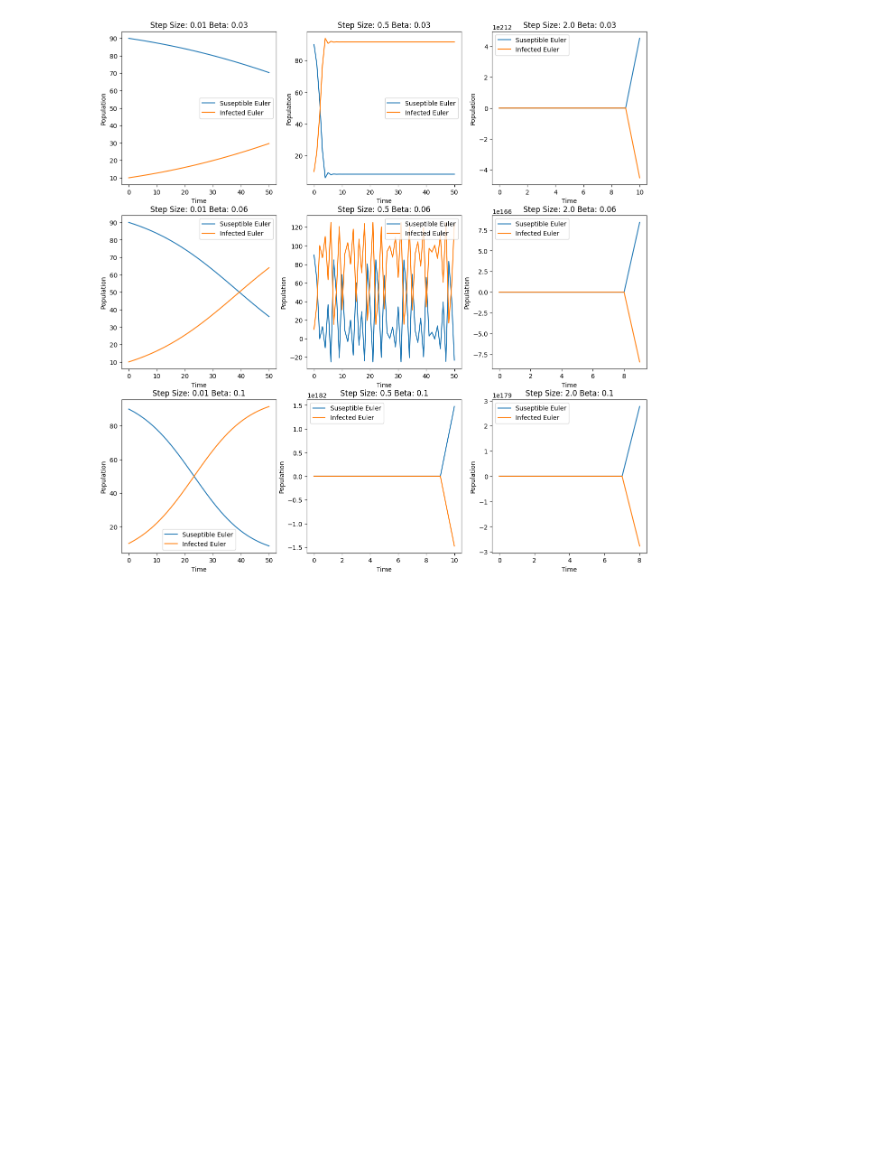
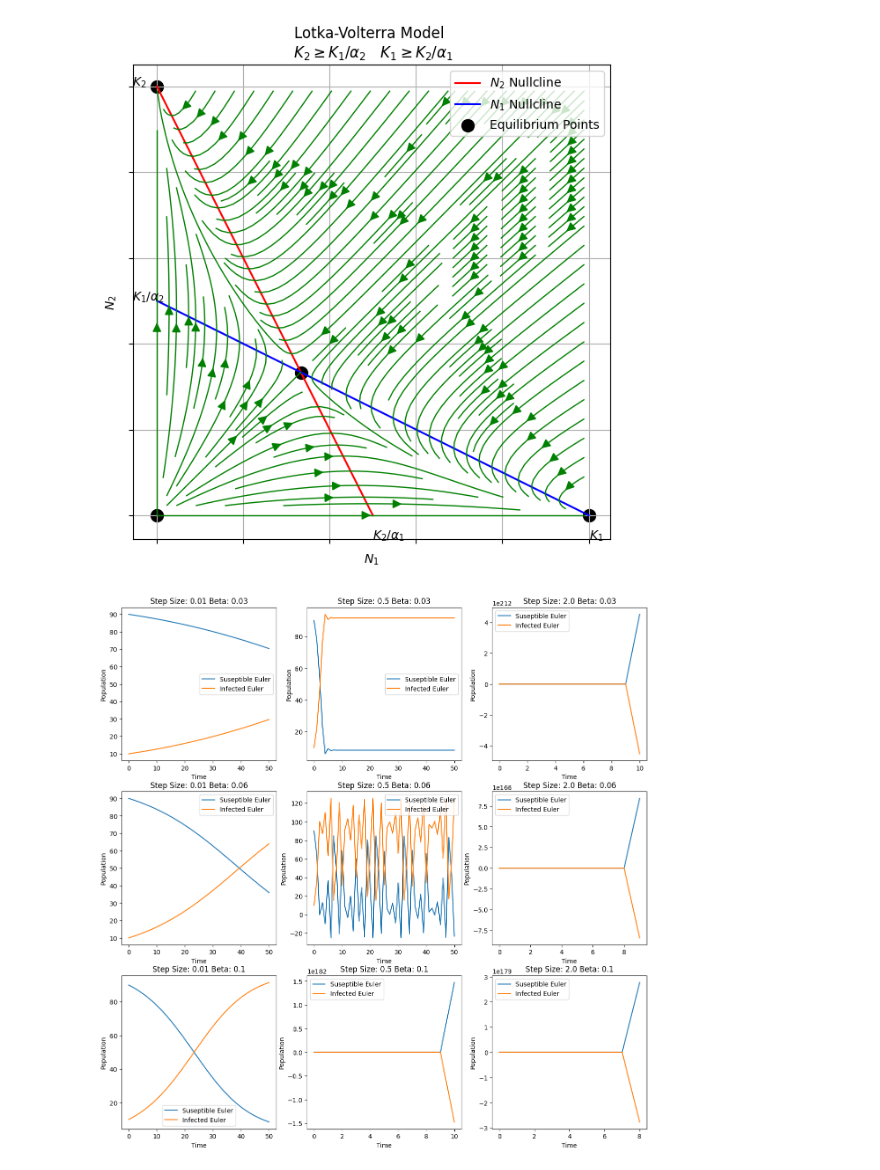
Before and after one commit to aiqojo/csys6020, a Jupyter notebook: HW1.ipynb, the cells around one changed output. Drawn from its saved outputs; the diff is of its cells as text; code cells hidden in the pictures; blank space fills up the shorter version.

```diff
--- a/HW1.ipynb
+++ b/HW1.ipynb
@@ -4,3 +1,86 @@ import matplotlib.pyplot as plt
+# %%
+import numpy as np
+import matplotlib.pyplot as plt
+
+def lotka_volterra_phase_space(K1, K2, alpha1, alpha2):
+
+    # define largest possible N1 and N2 values
+    largest_N1_value = max(K1, K2/alpha1)
+    largest_N2_value = max(K2, K1/alpha2)
+
+    # define values of N1 and N2
+    all_n1, all_n2 = np.meshgrid(np.arange(0, largest_N1_value, 1), np.arange(0, largest_N2_value, 1))
+
+    # define time-derivatives of N1 and N2
+    r1 = 1
+    r2 = 1
+    dn1_dt = r1 * all_n1 * (K1 - all_n1 - alpha2 * all_n2) / K1
+    dn2_dt = r2 * all_n2 * (K2 - all_n2 - alpha1 * all_n1) / K2
+
+    # define fixed points by expression
+    n1_fixed = (K1 - alpha2 * K2) / (1 - alpha1 * alpha2)
+    n2_fixed = (K2 - alpha1 * K1) / (1 - alpha1 * alpha2)
+
+    # define equilibrium points dependent on case
+    if K1/alpha2 >= K2 and K1 >= K2/alpha1:
+        equilibrium_points = [[0, K1]]
+        title = '$K_1/\\alpha_2 \geq K_2 \quad K_1 \geq K_2/\\alpha_1$'
+
+    if K2 >= K1/alpha2 and K2/alpha1 >= K1:
+        equilibrium_points = [[0, K2]]
+        title = '$K_2 \geq K_1/\\alpha_2 \quad K_2/\\alpha_1 \geq K_1$'
+
+    if K1/alpha2 >= K2 and K2/alpha1 >= K1:
+        equilibrium_points = [[n1_fixed, n2_fixed]]
+        title = '$K_1/\\alpha2 \geq K_2 \quad K_2/\\alpha_1 \geq K_1$'
+
+    if K2 >= K1/alpha2 and K1 >= K2/alpha1:
+        equilibrium_points = [[0, 0], [K1, 0], [0, K2], [n1_fixed, n2_fixed]]
+        title = '$K_2 \geq K_1 /\\alpha_2 \quad K_1 \geq K_2 /\\alpha_1$'
+
+    # plot figure
+    plt.figure(figsize=(7, 7))
+
+    # plot nullclines
+    plt.plot([0, K2/alpha1], [K2, 0], 'r', label='$N_2$ Nullcline')  #correct!
+    plt.plot([0, K1], [K1/alpha2, 0], 'b', label='$N_1$ Nullcline')  #correct
+
+    # plot equilibrium points
+    equilibrium_points = np.array(equilibrium_points)
+    plt.scatter(equilibrium_points[:, 0], equilibrium_points[:, 1], color='black', s=100, label='Equilibrium Points')
+
+    # plot vector field
+    plt.streamplot(all_n1, all_n2, dn1_dt, dn2_dt, color='green', linewidth=1, arrowsize=1.5, density=1.5, cmap='viridis')
+
+    # annotate the x and y intercepts with expressions
+    plt.annotate(f'$K_2/\\alpha_1$', xy=(K2/alpha1, 0), xytext=(0, -20), textcoords='offset points', fontsize=10) # on x
+    plt.annotate(f'$K_2$', xy=(0, K2), xytext=(-20, 0), textcoords='offset points', fontsize=10)
+    plt.annotate(f'$K_1/\\alpha_2$', xy=(0, K1/alpha2), xytext=(-20, 0), textcoords='offset points', fontsize=10)
+    plt.annotate(f'$K_1$', xy=(K1, 0), xytext=(0, -20), textcoords='offset points', fontsize=10)  # on x
+
+    # figure details
+    plt.xlabel("$N_1$")
+    plt.ylabel("$N_2$")
+    plt.title(f'Lotka-Volterra Model \n {title}')
+    plt.legend(loc='upper right')
+    plt.gca().set_xticklabels([])
+    plt.gca().set_yticklabels([])
+
+    # show figure
+    plt.grid()
+    plt.show()
+
+
+# K1, K2, alpha1, alpha2
+
+# Question 1
+lotka_volterra_phase_space(100, 100, 2, 2)  # case4
+
+
+# Question 2?
+# lotka_volterra_phase_space(100, 200, 1, 2)  # case2
+# %% [output]
+[figure, added]
 # %%
 def eulers_method(initial_condtion:float, step_size:float, dx_dt:float):
     return initial_condtion + step_size * dx_dt
```
Also changed, not shown: parts of 1 cell of this notebook.
